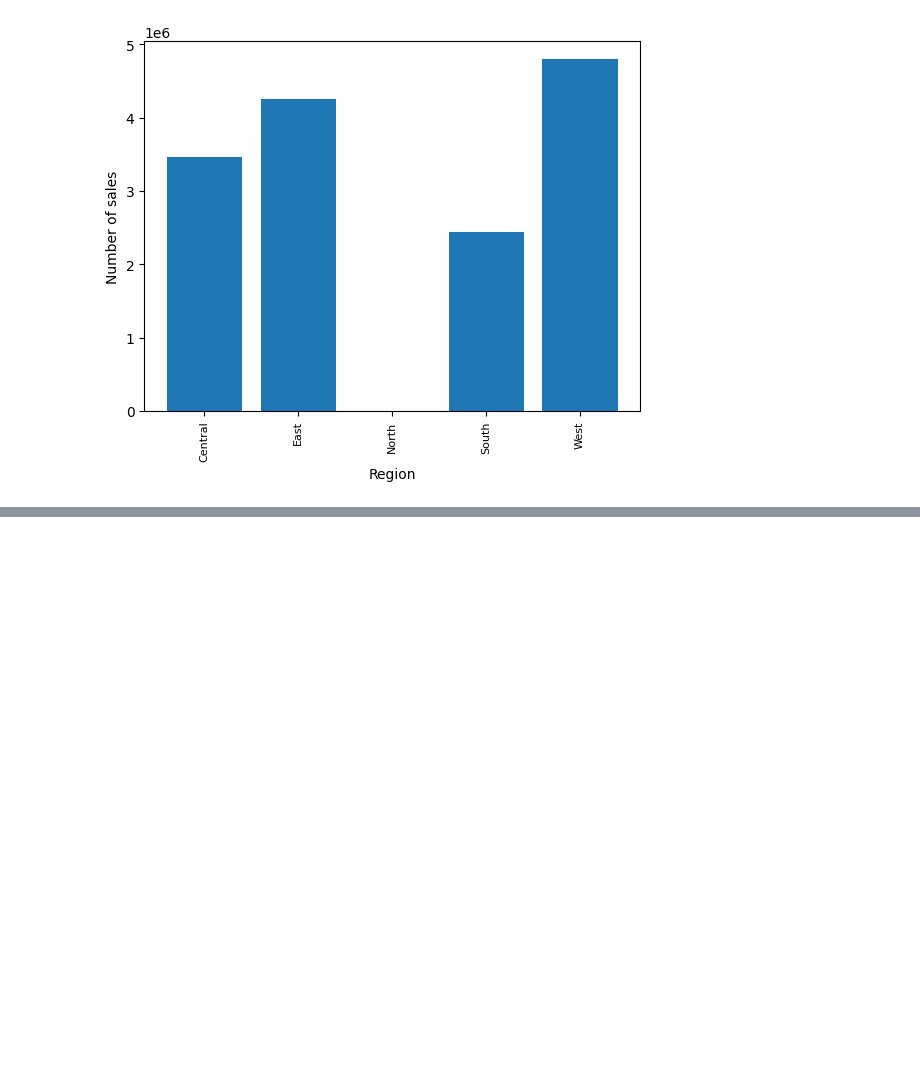
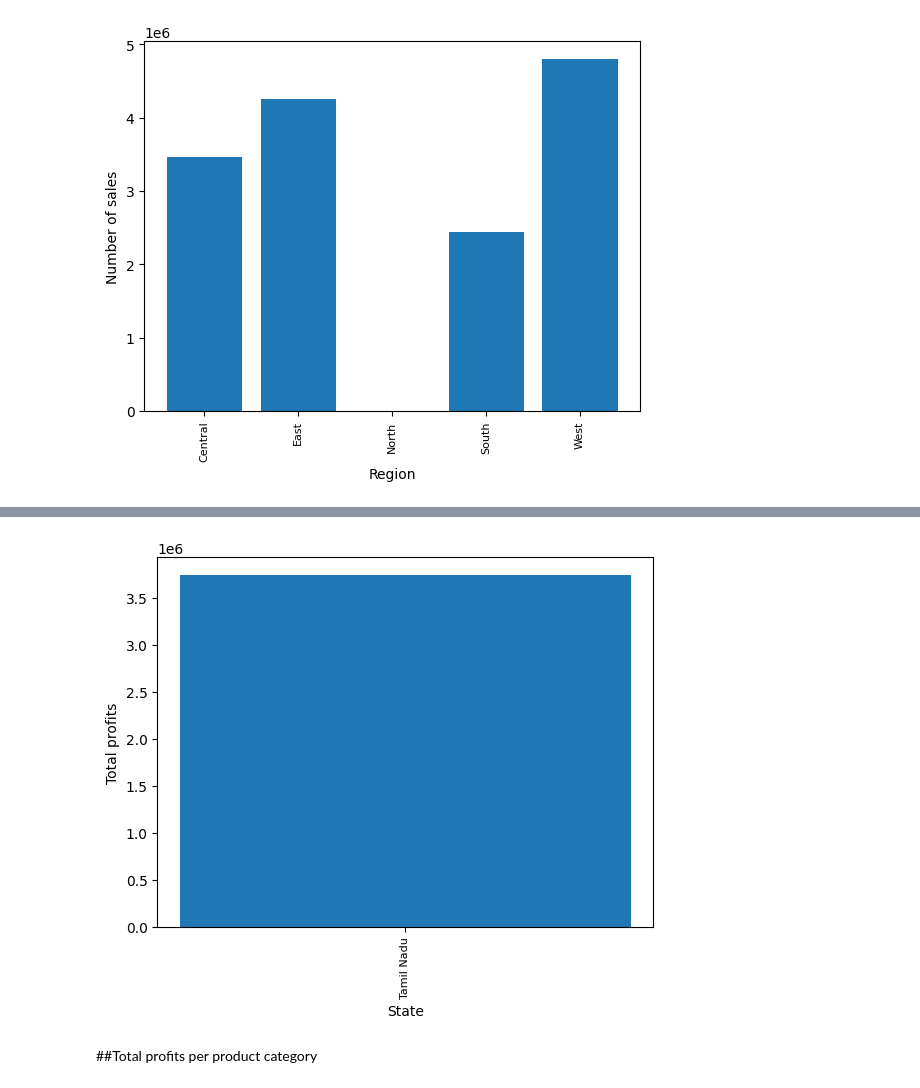
Before and after one commit to wandieinnocents/-Tweets-Sentiment-Analysis, a Jupyter notebook: v3_A_MULTIMODAL_ML_FRAMEWORK_FOR_BUSINESS_PERFORMANCE_ANALYSIS_Research_progress_v3.ipynb, the cells around one changed output, grey strips where cells are left out. Saved outputs shown, nothing was run; the diff lists cells and outputs as text; code cells hidden in the pictures; blank space fills up the shorter version.

```diff
--- a/v3_A_MULTIMODAL_ML_FRAMEWORK_FOR_BUSINESS_PERFORMANCE_ANALYSIS_Research_progress_v3.ipynb
+++ b/v3_A_MULTIMODAL_ML_FRAMEWORK_FOR_BUSINESS_PERFORMANCE_ANALYSIS_Research_progress_v3.ipynb
@@ -289,0 +400,16 @@ plt.show()
+# %%
+# profit analysis by state
+
+state_filter_profits_analysis = [product for product, df in states_filter]
+
+# bar plot
+plt.bar(state_filter_profits_analysis, states_filter_profits)
+plt.ylabel('Total profits')
+plt.xlabel('State')
+plt.xticks(state_filter_profits_analysis, rotation='vertical', size=8)
+# bar width
+plt.show()
+# %% [output]
+[figure, added]
+# %% [markdown]
+##Total profits per product category
```
Also changed, not shown: parts of 42 cells of this notebook.
